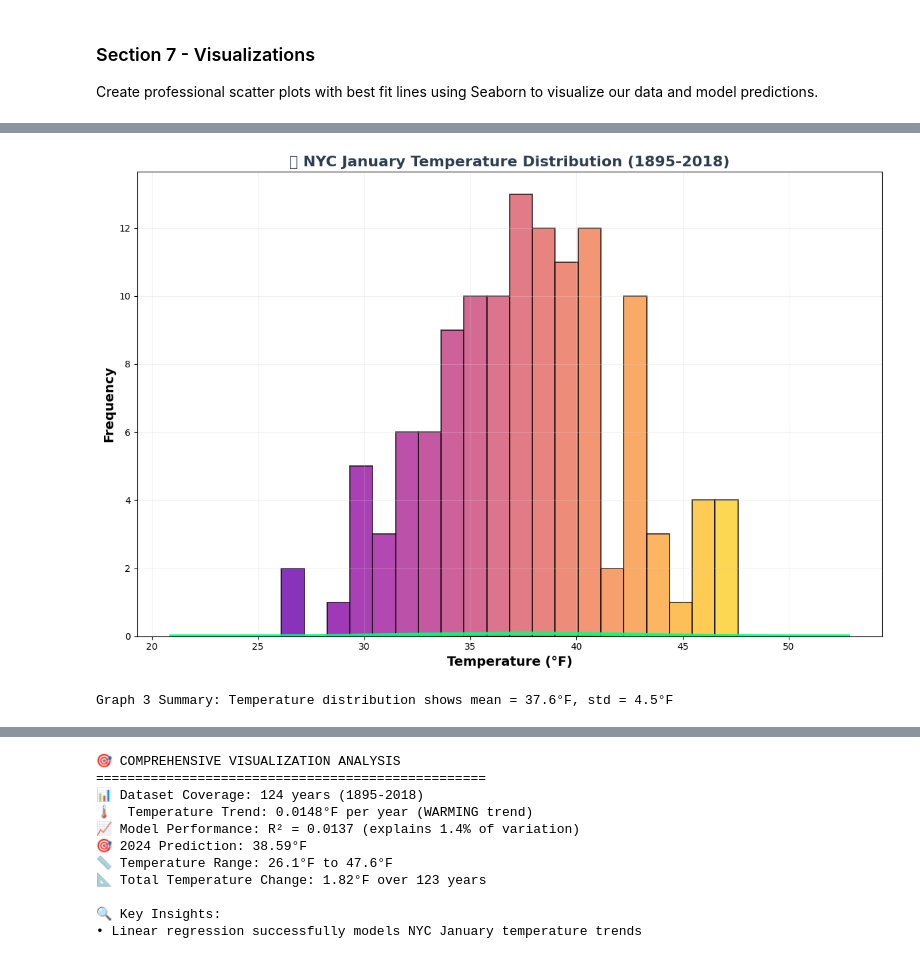
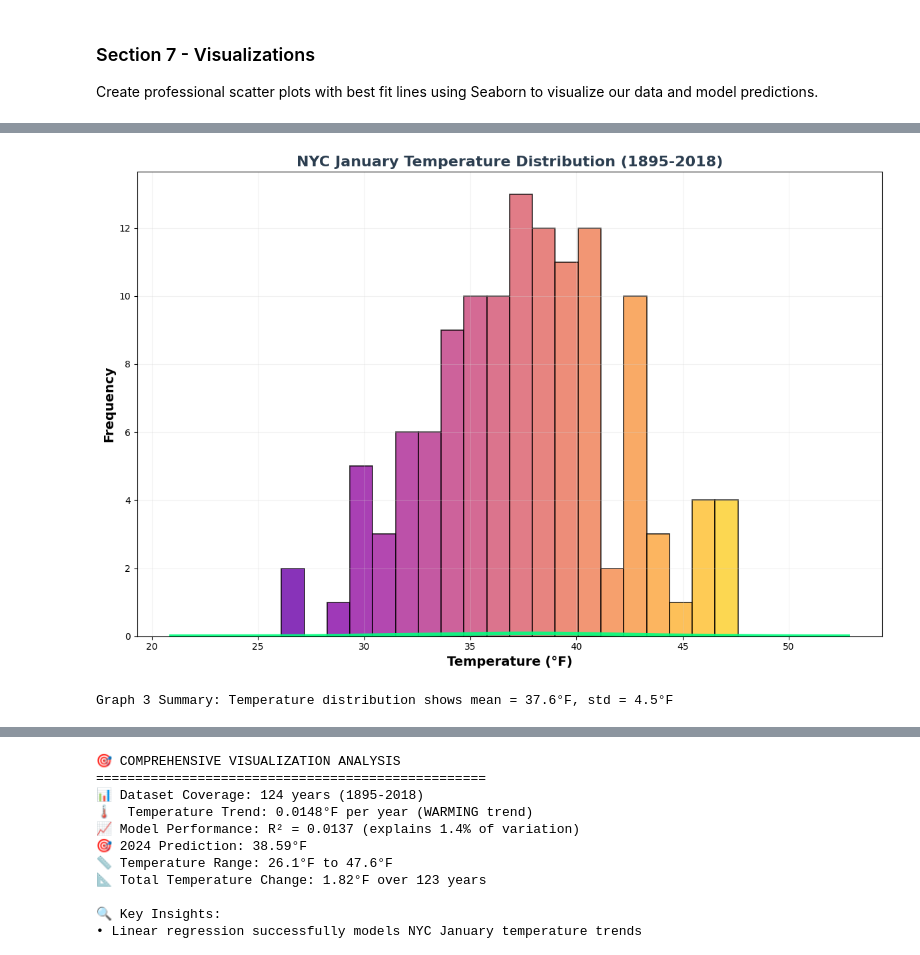
Before and after one commit to ksteele3712/datafun-07_ml, a Jupyter notebook: kristinesteele_ml.ipynb, the cells around one changed output, grey strips where cells are left out. Cells and saved outputs as stored; diff of their text form; code cells hidden in the pictures.

```diff
--- a/kristinesteele_ml.ipynb
+++ b/kristinesteele_ml.ipynb
@@ -514,28 +514,28 @@ Graph 2 Summary: Residuals show model accuracy - points close to red line indica
 # %%
 # Graph 3: Temperature distribution histogram with KDE - Multi-color gradient
 plt.figure(figsize=(12, 8))
 
 # Create a beautiful gradient histogram using multiple colors
 n, bins, patches = plt.hist(nyc_df['Temperature'], bins=20, alpha=0.8, edgecolor='black', linewidth=1.2)
 
 # Create a colorful gradient from cool to warm colors
 colors = plt.cm.plasma(np.linspace(0.2, 0.9, len(patches)))  # Plasma colormap for vibrant colors
 for patch, color in zip(patches, colors):
     patch.set_facecolor(color)
 
 # Add KDE curve with contrasting color
 sns.kdeplot(data=nyc_df, x='Temperature', color='#00FF7F', linewidth=4, alpha=0.9)  # Bright spring green
 
-plt.title('🌈 NYC January Temperature Distribution (1895-2018)', fontsize=16, fontweight='bold', color='#2C3E50')
+plt.title('NYC January Temperature Distribution (1895-2018)', fontsize=16, fontweight='bold', color='#2C3E50')
 plt.xlabel('Temperature (°F)', fontsize=14, fontweight='bold')
 plt.ylabel('Frequency', fontsize=14, fontweight='bold')
 plt.grid(True, alpha=0.3, color='lightgray')
 plt.tight_layout()
 plt.show()
 
 print(f"Graph 3 Summary: Temperature distribution shows mean = {nyc_df['Temperature'].mean():.1f}°F, std = {nyc_df['Temperature'].std():.1f}°F")
 # %% [output]
-[figure, old version]
+[figure, new version]
 Graph 3 Summary: Temperature distribution shows mean = 37.6°F, std = 4.5°F
 # %%
 # Graph 4: Temperature trend by decade - climate change visualization with indigo-teal-green gradient
```
Also changed, not shown: parts of 4 cells of this notebook.
